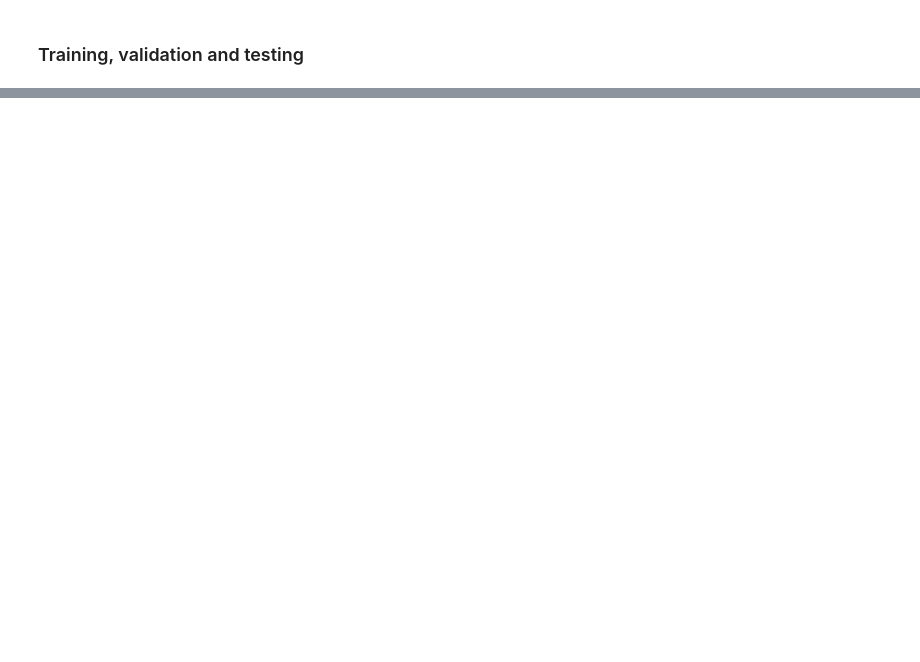
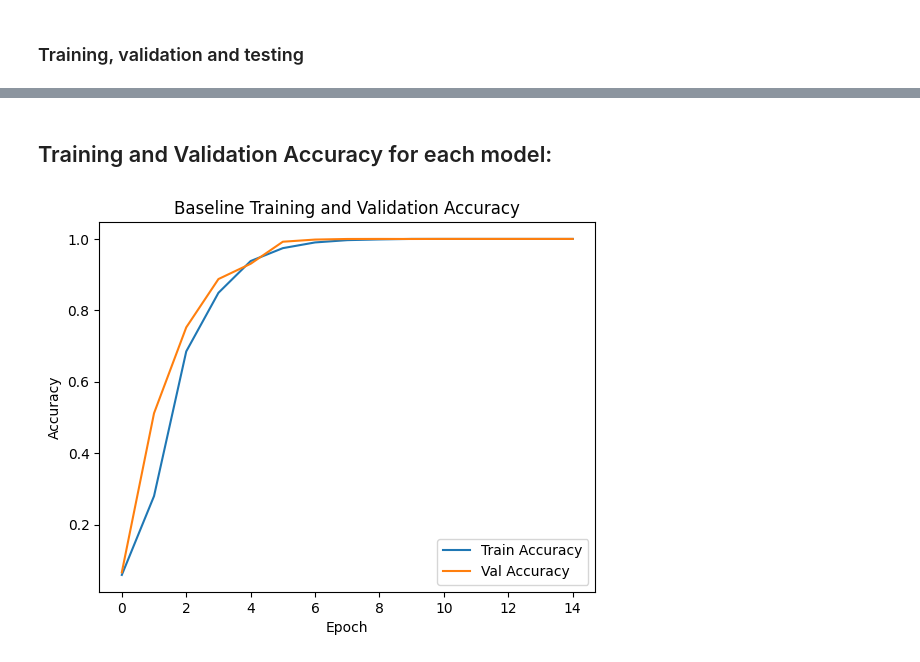
Before and after one commit to luv00012/CSCU9M6-Assignment, a Jupyter notebook: assignment.ipynb, the cells around one changed output, grey strips where cells are left out. Cells and saved outputs as stored; diff of their text form; code cells hidden in the pictures; blank space fills up the shorter version.

```diff
--- a/assignment.ipynb
+++ b/assignment.ipynb
@@ -370,0 +446,14 @@ Epoch 10/10 train loss: 0.0140 - train accuracy: 0.9962 val loss: 0.0008 - val a
+# %% [markdown]
+## Training and Validation Accuracy for each model:
+# %%
+plt.plot(baseline_metrics['accuracy'], label='Baseline Train Accuracy')
+plt.plot(baseline_metrics['val_accuracy'], label='Baseline Val Accuracy')
+
+plt.title('Baseline Training and Validation Accuracy')
+plt.xlabel('Epoch')
+plt.ylabel('Accuracy')
+plt.legend(['Train Accuracy', 'Val Accuracy'])
+
+plt.show()
+# %% [output]
+[figure, added]
```
Also changed, not shown: parts of 26 cells of this notebook, 3 other files.
